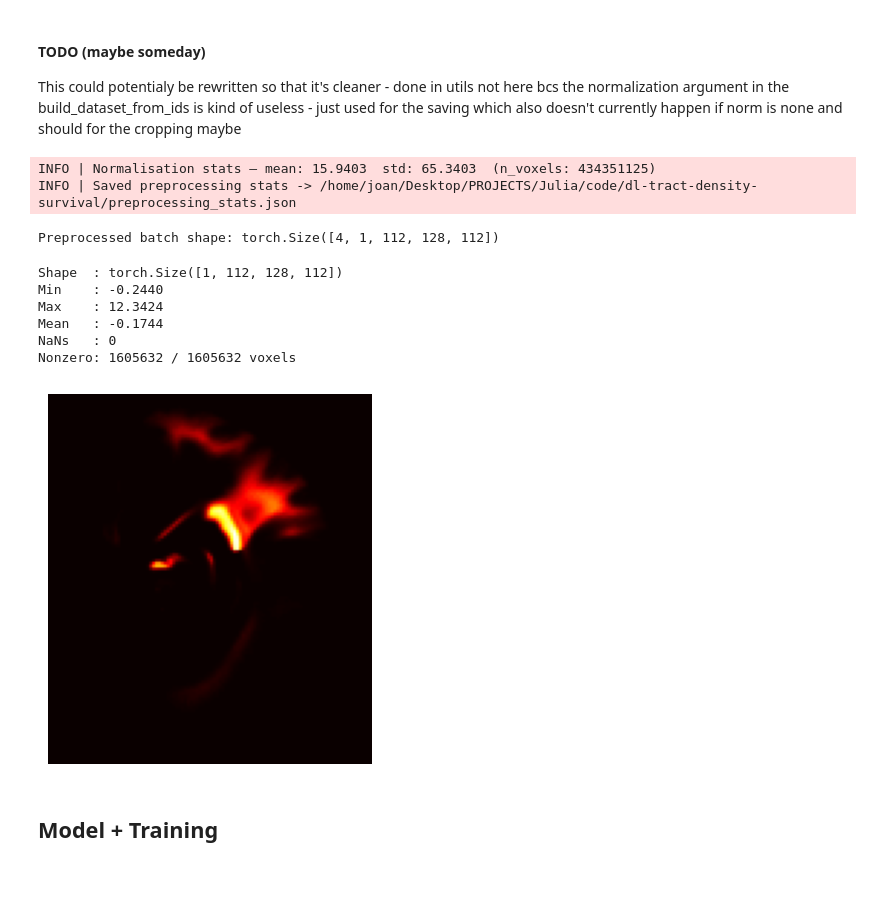
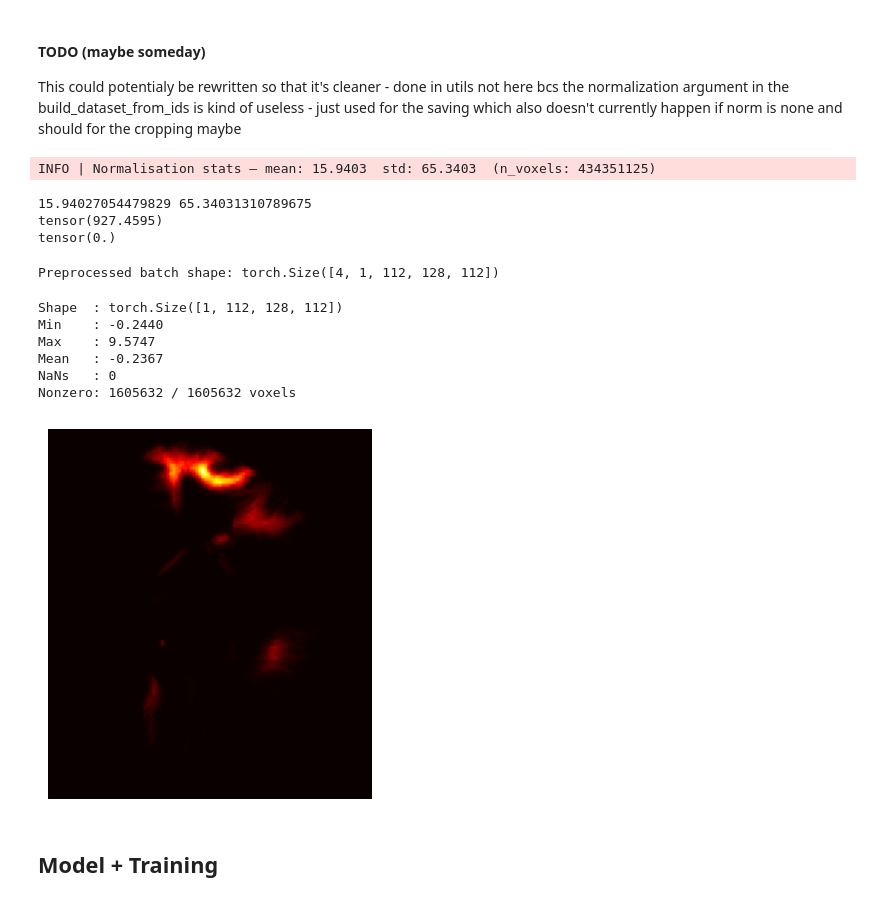
Before and after one commit to juliaryb/dl-tract-density-survival, a Jupyter notebook: autoencoder_preprocessing_and_training.ipynb, the cells around one changed output. Cells and saved outputs as stored; diff of their text form; code cells hidden in the pictures.

```diff
--- a/autoencoder_preprocessing_and_training.ipynb
+++ b/autoencoder_preprocessing_and_training.ipynb
@@ -198,10 +217,17 @@ if cfg.normalisation in ("zscore", "log1p_zscore"):
 else:
     nm, ns = None, None
 
-save_preprocessing_stats(bbox, padded_shape, nm, ns, os.path.join(cfg.jsons_dir, "preprocessing_stats.json"))
+# save_preprocessing_stats(bbox, padded_shape, nm, ns, os.path.join(cfg.jsons_dir, "preprocessing_stats.json"))
 # %% [output]
 INFO | Normalisation stats — mean: 15.9403  std: 65.3403  (n_voxels: 434351125)
-INFO | Saved preprocessing stats -> /home/joan/Desktop/PROJECTS/Julia/code/dl-tract-density-survival/preprocessing_stats.json
+# %%
+print(nm, ns)
+print(max([stats_ds[i].float().max() for i in range(len(stats_ds))]))
+print(min([stats_ds[i].float().min() for i in range(len(stats_ds))]))
+# %% [output]
+15.94027054479829 65.34031310789675
+tensor(927.4595)
+tensor(0.)
 # %%
 import json
 
@@ -230,28 +256,28 @@ assert all(s % 16 == 0 for s in batch.shape[2:]), "Spatial dims not divisible by
 Preprocessed batch shape: torch.Size([4, 1, 112, 128, 112])
 # %%
 # Sanity check: inspect one training volume before committing to a training run
-vol = train_dataset[0]
+vol = train_dataset[4]
 print(f"Shape  : {vol.shape}")
 print(f"Min    : {vol.min():.4f}")
 print(f"Max    : {vol.max():.4f}")
 print(f"Mean   : {vol.mean():.4f}")
 print(f"NaNs   : {torch.isnan(vol).sum().item()}")
 print(f"Nonzero: {(vol != 0).sum().item()} / {vol.numel()} voxels")
 
 mid = vol.shape[1] // 3
 fig, ax = plt.subplots(figsize=(5, 4))
 ax.imshow(vol[0, mid].numpy(), cmap="hot")
 ax.axis("off")
 plt.tight_layout()
 plt.show()
 # %% [output]
 Shape  : torch.Size([1, 112, 128, 112])
 Min    : -0.2440
-Max    : 12.3424
-Mean   : -0.1744
+Max    : 9.5747
+Mean   : -0.2367
 NaNs   : 0
 Nonzero: 1605632 / 1605632 voxels
-[figure, old version]
+[figure, new version]
 # %% [markdown]
 ## Model + Training
 # %%
```
Also changed, not shown: parts of 2 cells of this notebook, 4 other files.
